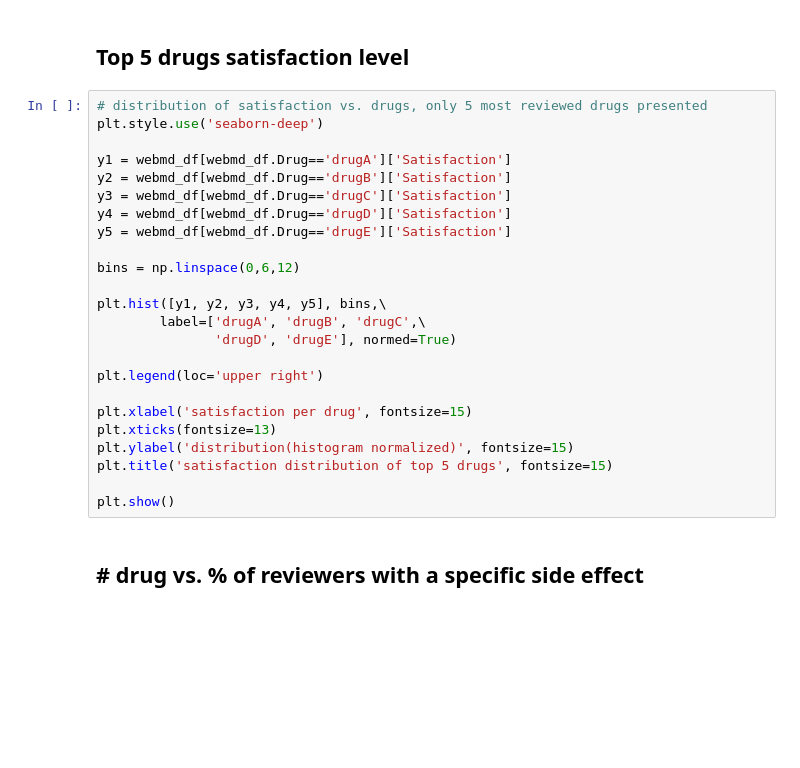
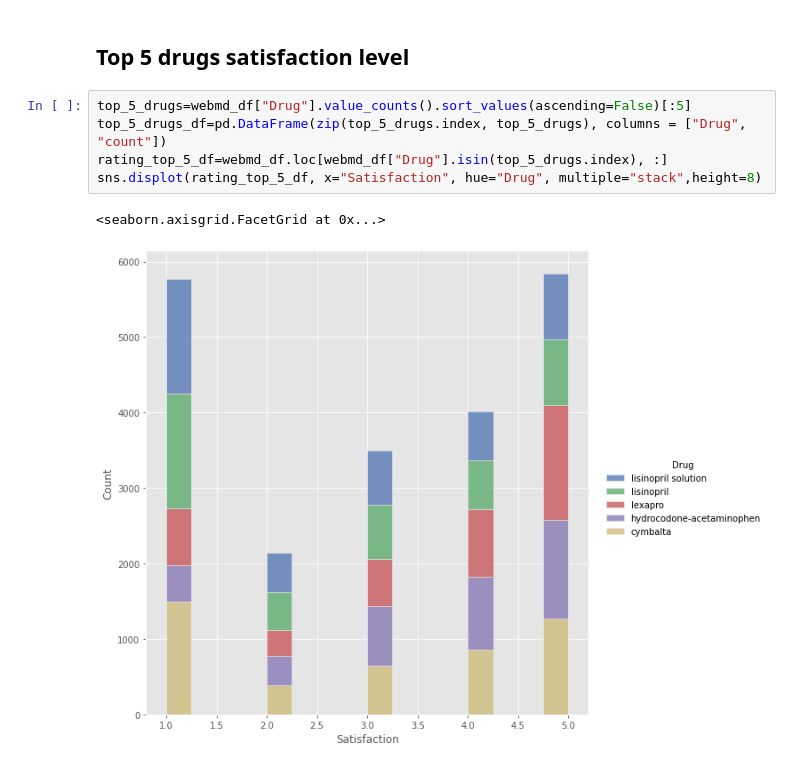
Before and after one commit to Madhurika1292/Medicines-and-Common-Treatment-Recommendation-System, a Jupyter notebook: Webmd_Data_Exploration.ipynb, the cells around one changed output. Cells and saved outputs as stored; diff of their text form; blank space fills up the shorter version.

```diff
--- a/Webmd_Data_Exploration.ipynb
+++ b/Webmd_Data_Exploration.ipynb
@@ -280,29 +274,11 @@ fig.show()
 [interactive output not drawn]
 # %% [markdown]
 ## Top 5 drugs satisfaction level
-# %%
-# distribution of satisfaction vs. drugs, only 5 most reviewed drugs presented
-plt.style.use('seaborn-deep')
-
-y1 = webmd_df[webmd_df.Drug=='drugA']['Satisfaction']
-y2 = webmd_df[webmd_df.Drug=='drugB']['Satisfaction']
-y3 = webmd_df[webmd_df.Drug=='drugC']['Satisfaction']
-y4 = webmd_df[webmd_df.Drug=='drugD']['Satisfaction']
-y5 = webmd_df[webmd_df.Drug=='drugE']['Satisfaction']
-
-bins = np.linspace(0,6,12)
-
-plt.hist([y1, y2, y3, y4, y5], bins,\
-        label=['drugA', 'drugB', 'drugC',\
-               'drugD', 'drugE'], normed=True)
-
-plt.legend(loc='upper right')
-
-plt.xlabel('satisfaction per drug', fontsize=15)
-plt.xticks(fontsize=13)
-plt.ylabel('distribution(histogram normalized)', fontsize=15)
-plt.title('satisfaction distribution of top 5 drugs', fontsize=15)
-
-plt.show()
-# %% [markdown]
-## # drug vs. % of reviewers with a specific side effect
+# %%
+top_5_drugs=webmd_df["Drug"].value_counts().sort_values(ascending=False)[:5]
+top_5_drugs_df=pd.DataFrame(zip(top_5_drugs.index, top_5_drugs), columns = ["Drug", "count"])
+rating_top_5_df=webmd_df.loc[webmd_df["Drug"].isin(top_5_drugs.index), :]
+sns.displot(rating_top_5_df, x="Satisfaction", hue="Drug", multiple="stack",height=8)
+# %% [output]
+<seaborn.axisgrid.FacetGrid at 0x...>
+[figure, added]
```
Also changed, not shown: parts of 2 cells of this notebook.
